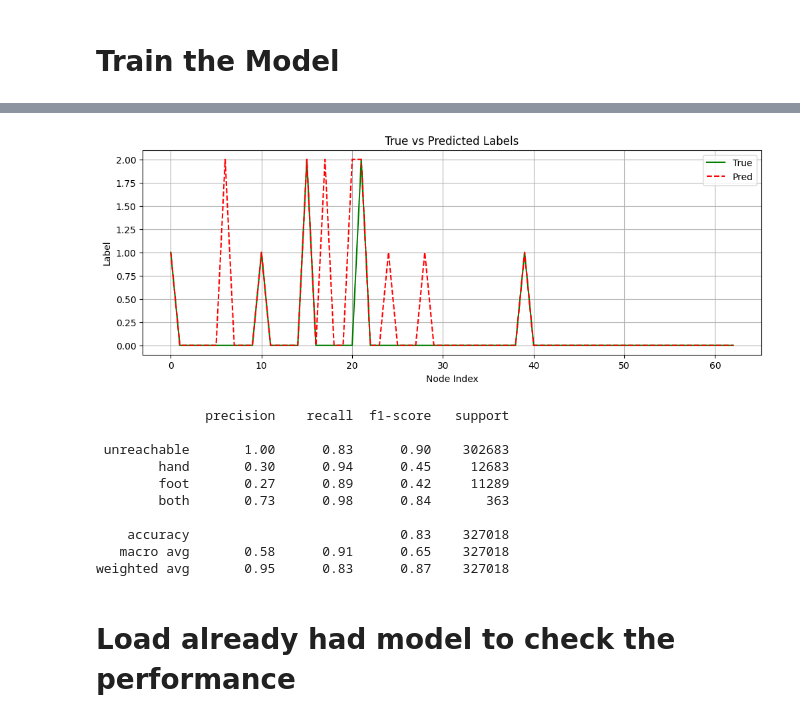
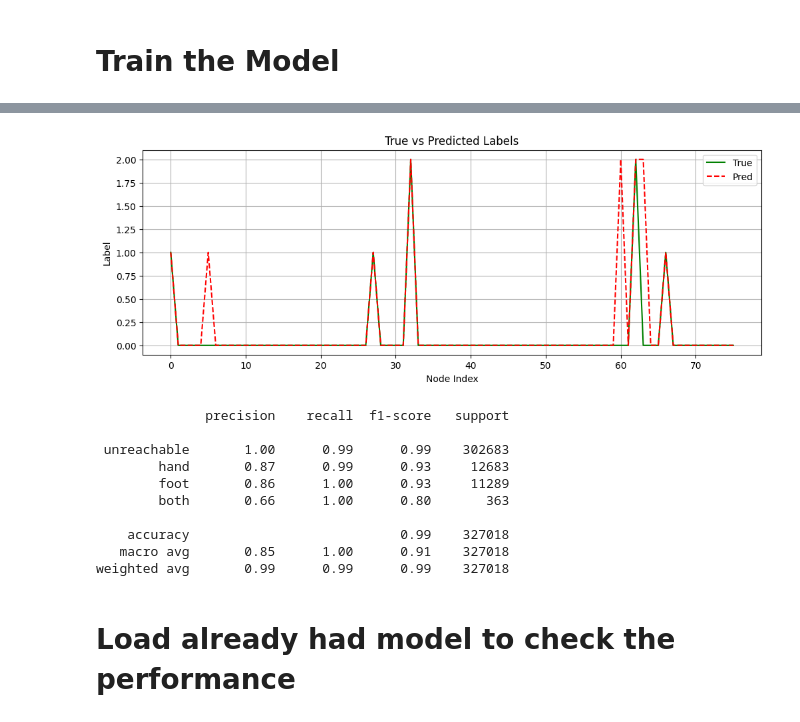
Before and after one commit to Alger3/Climbing_Model, a Jupyter notebook: model/reachability_features_gnn.ipynb, the cells around one changed output, grey strips where cells are left out. Drawn from its saved outputs; the diff is of its cells as text; code cells hidden in the pictures.

Commit message:
Use the new graphs to training the model (Version 8)

```diff
--- a/model/reachability_features_gnn.ipynb
+++ b/model/reachability_features_gnn.ipynb
@@ -135,30 +138,30 @@ torch.save(model.state_dict(),"reachability_features_model7.pt")
 # %%
 import matplotlib.pyplot as plt
 from torch_geometric.data import Batch
-graph = test_data[2450]
+graph = test_data[1200]
 batch = Batch.from_data_list([graph])
 batch = batch.to(device)
 
 with torch.no_grad():
     pred_logits = model(batch)
     pred_labels = pred_logits.argmax(dim=1)
 
 # 转 numpy
 true = graph.y.cpu().numpy()
 pred = pred_labels.cpu().numpy()
 
 # 绘图
 plt.figure(figsize=(12, 4))
 plt.plot(true, label='True', color='green')
 plt.plot(pred, label='Pred', linestyle='--', color='red')
 plt.legend()
 plt.title("True vs Predicted Labels")
 plt.xlabel("Node Index")
 plt.ylabel("Label")
 plt.grid(True)
 plt.show()
 # %% [output]
-[figure, old version]
+[figure, new version]
 # %%
 from sklearn.metrics import classification_report
 
@@ -178,14 +181,14 @@ print(classification_report(all_trues, all_preds, target_names=["unreachable", "
 # %% [output]
               precision    recall  f1-score   support
 
- unreachable       1.00      0.83      0.90    302683
-        hand       0.30      0.94      0.45     12683
-        foot       0.27      0.89      0.42     11289
-        both       0.73      0.98      0.84       363
+ unreachable       1.00      0.99      0.99    302683
+        hand       0.87      0.99      0.93     12683
+        foot       0.86      1.00      0.93     11289
+        both       0.66      1.00      0.80       363
 
-    accuracy                           0.83    327018
-   macro avg       0.58      0.91      0.65    327018
-weighted avg       0.95      0.83      0.87    327018
+    accuracy                           0.99    327018
+   macro avg       0.85      1.00      0.91    327018
+weighted avg       0.99      0.99      0.99    327018
 # %% [markdown]
 # Load already had model to check the performance
 # %%
```
Also changed, not shown: parts of 4 cells of this notebook.
